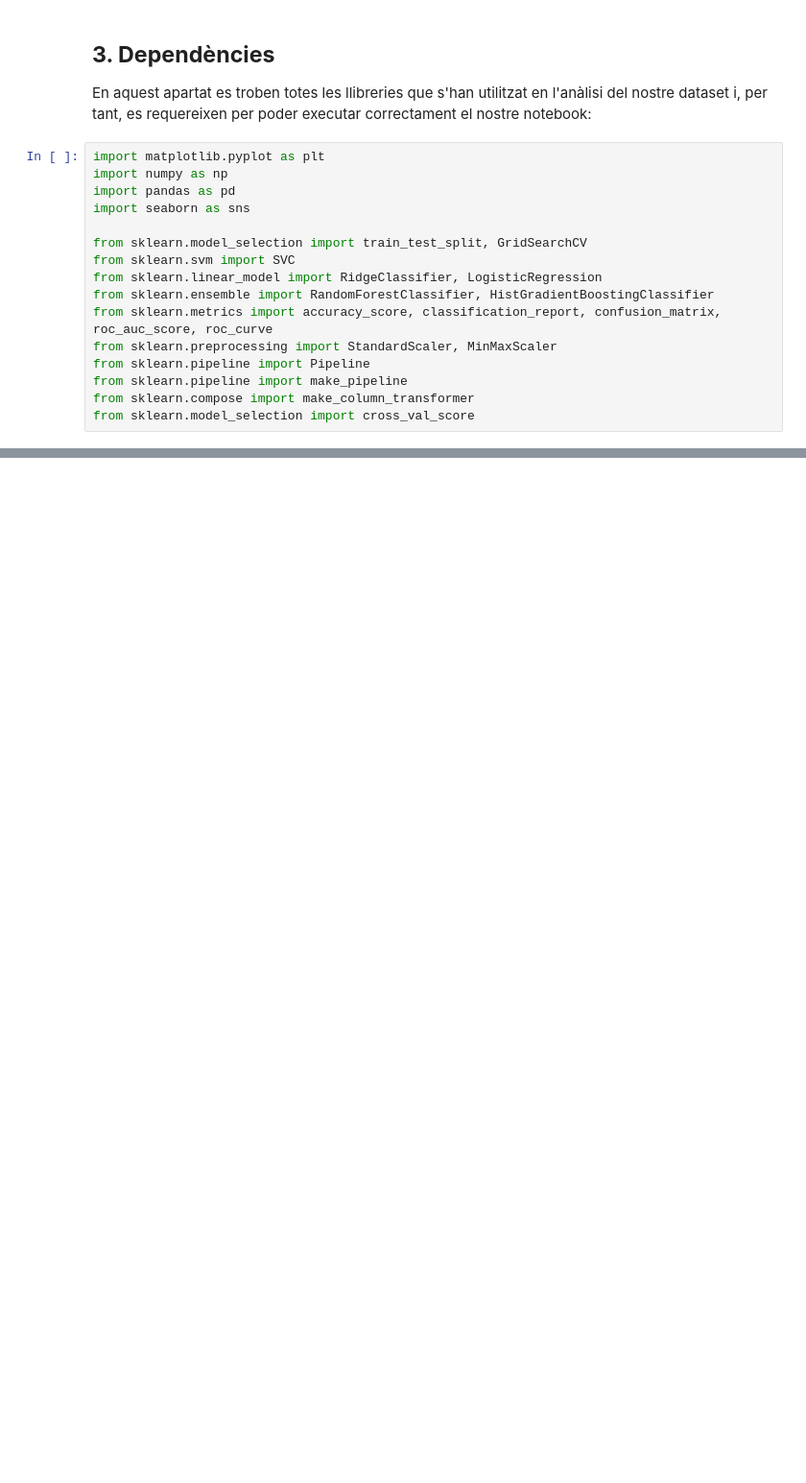
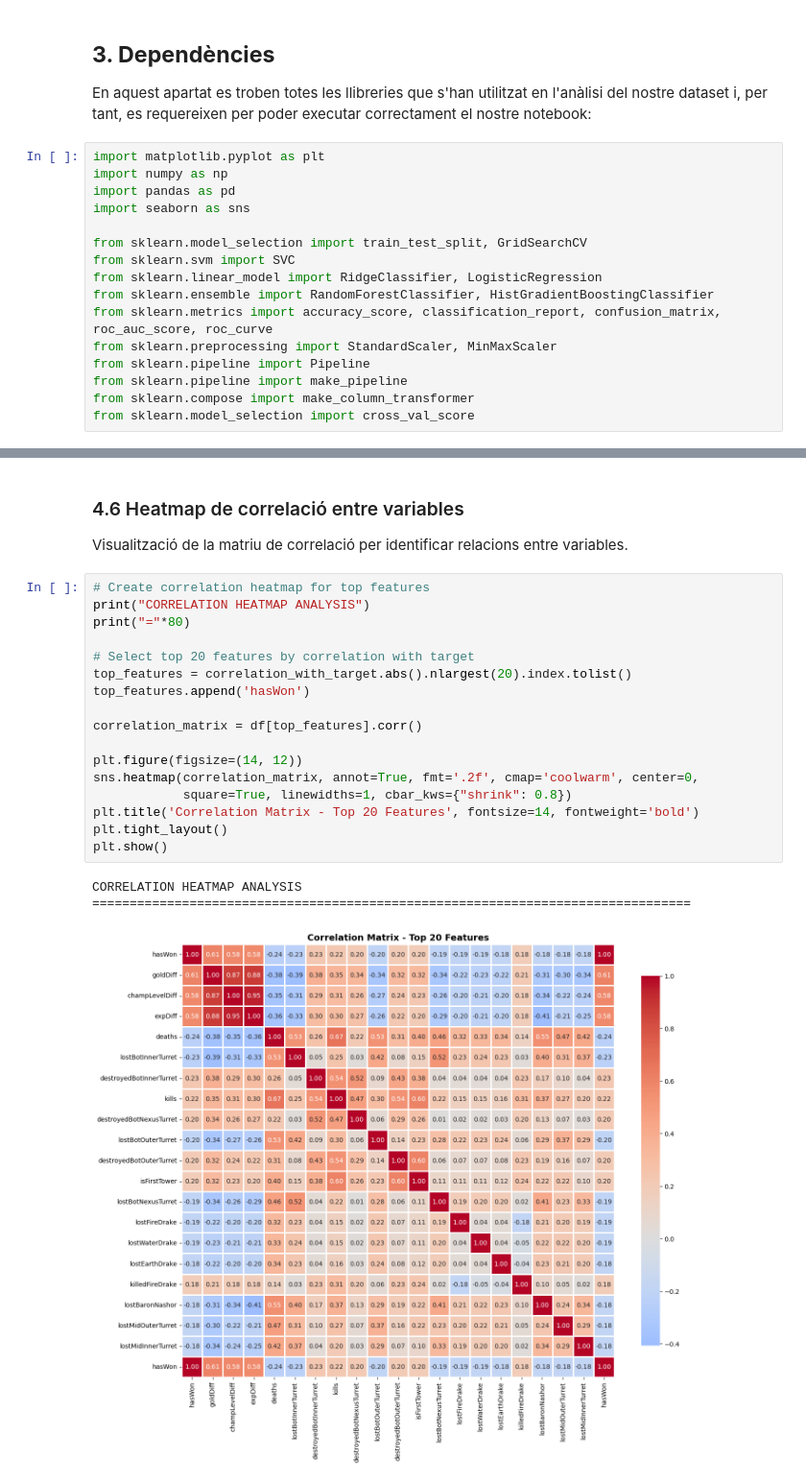
Before and after one commit to NIU1634990/kaggle_lol, a Jupyter notebook: kaggle.ipynb, the cells around one changed output, grey strips where cells are left out. Shown at 96% size. Saved outputs shown, nothing was run; the diff lists cells and outputs as text; blank space fills up the shorter version.

```diff
--- a/kaggle.ipynb
+++ b/kaggle.ipynb
@@ -61,0 +236,24 @@ from sklearn.model_selection import cross_val_score
+# %% [markdown]
+### 4.6 Heatmap de correlació entre variables
+Visualització de la matriu de correlació per identificar relacions entre variables.
+# %%
+# Create correlation heatmap for top features
+print("CORRELATION HEATMAP ANALYSIS")
+print("="*80)
+
+# Select top 20 features by correlation with target
+top_features = correlation_with_target.abs().nlargest(20).index.tolist()
+top_features.append('hasWon')
+
+correlation_matrix = df[top_features].corr()
+
+plt.figure(figsize=(14, 12))
+sns.heatmap(correlation_matrix, annot=True, fmt='.2f', cmap='coolwarm', center=0,
+            square=True, linewidths=1, cbar_kws={"shrink": 0.8})
+plt.title('Correlation Matrix - Top 20 Features', fontsize=14, fontweight='bold')
+plt.tight_layout()
+plt.show()
+# %% [output]
+CORRELATION HEATMAP ANALYSIS
+================================================================================
+[figure, added]
```
Also changed, not shown: parts of 22 cells of this notebook.
